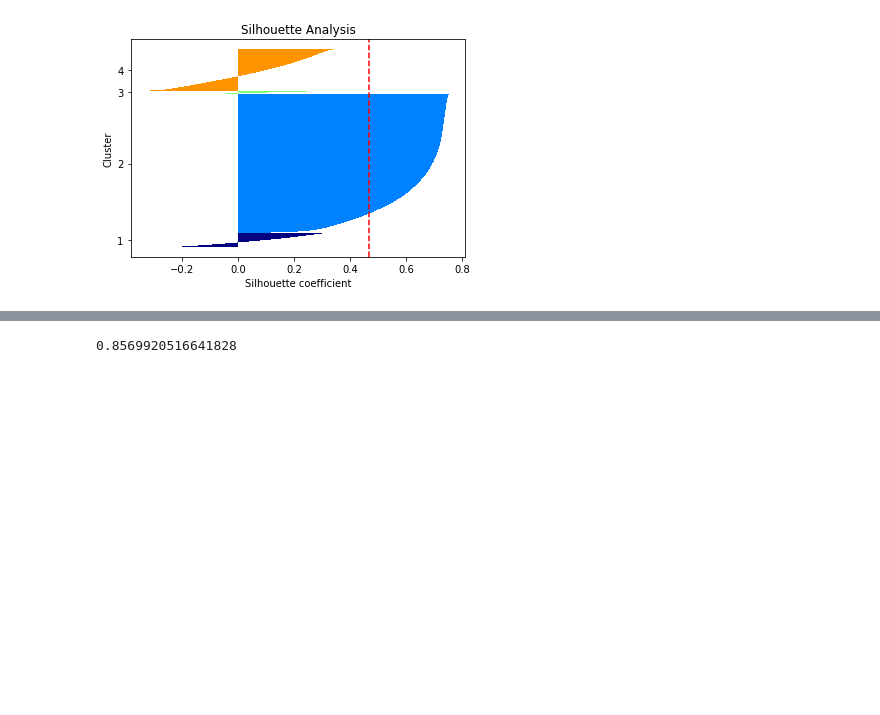
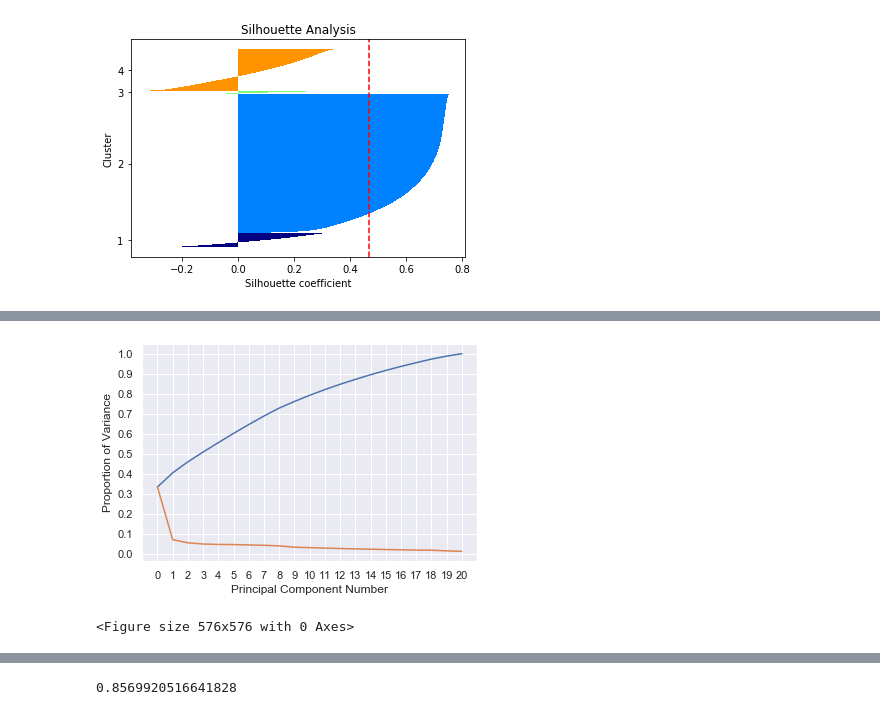
Before and after one commit to Josefa-Sullivan/Instacart, a Jupyter notebook: Zefa/K-Means, PCA Testing.ipynb, the cells around one changed output, grey strips where cells are left out. Cells and saved outputs as stored; diff of their text form; code cells hidden in the pictures; blank space fills up the shorter version.

```diff
--- a/Zefa/K-Means, PCA Testing.ipynb
+++ b/Zefa/K-Means, PCA Testing.ipynb
@@ -270,0 +271,19 @@ ax.scatter(principalDf[['PC3']],
+# %%
+# Scree Plot of Principal Components to decide how many to include in KMeans
+cum_sum_pca_var = np.cumsum(pca_raw_explained_variance_ratio)
+x = np.arange(0,21)
+
+plt.plot(x, cum_sum_pca_var, label='Cumulative Variance')
+plt.plot(x, pca_raw_explained_variance_ratio, label= 'Variance')
+plt.xlabel('Principal Component Number')
+plt.ylabel('Proportion of Variance')
+plt.xticks(np.arange(0,21))
+plt.yticks(np.arange(0,1.1,0.1))
+plt.show()
+# %% [output]
+[figure, added]
+# %%
+dept_user_pca_df = plot_PCA(dept_user_df, return_df=True)
+plt.clf()
+# %% [output]
+<Figure size 576x576 with 0 Axes>
```
Also changed, not shown: parts of 41 cells of this notebook.
